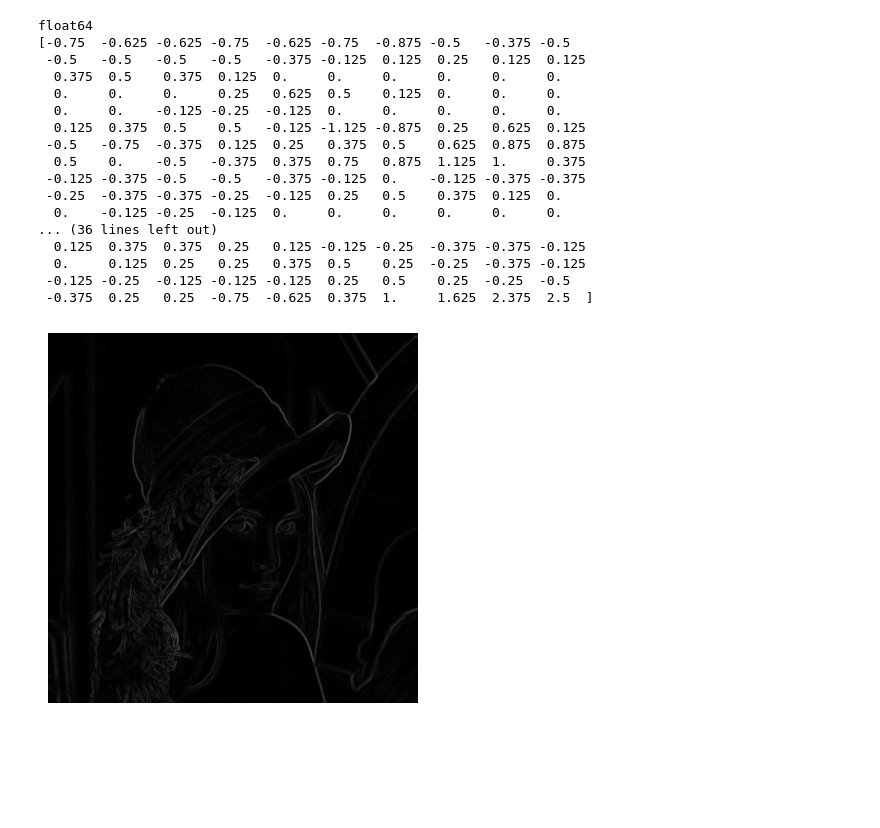
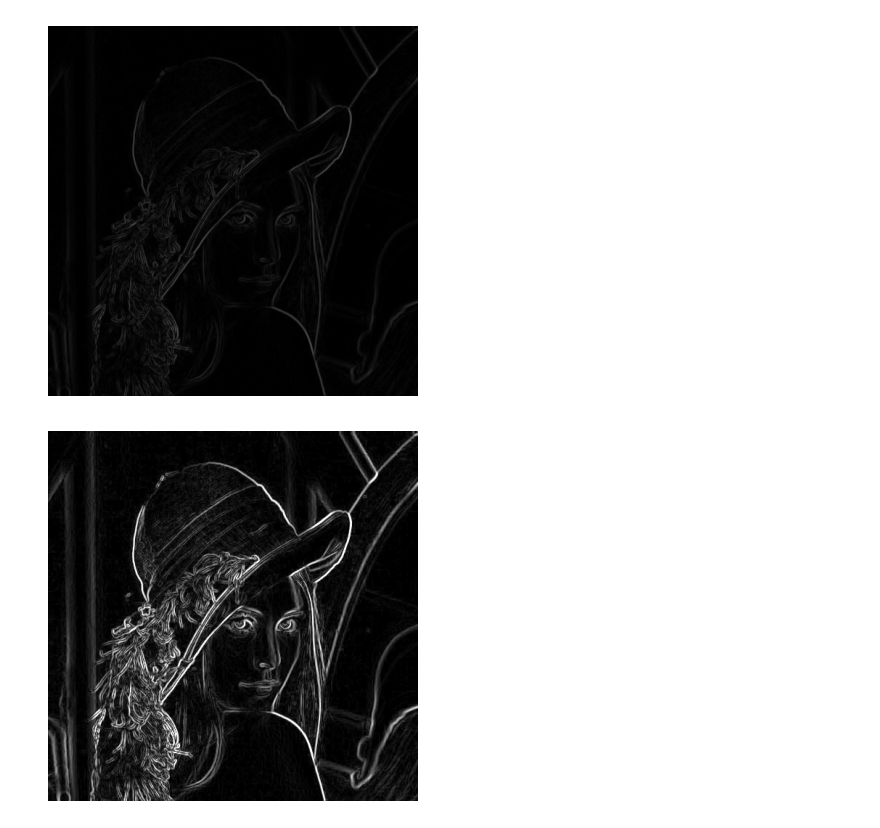
Before and after one commit to Pascal-2/2D_Computer_Vision, a Jupyter notebook: uebung4/Untitled.ipynb, the cells around one changed output. Drawn from its saved outputs; the diff is of its cells as text; code cells hidden in the pictures; blank space fills up the shorter version.

```diff
--- a/uebung4/Untitled.ipynb
+++ b/uebung4/Untitled.ipynb
@@ -199,27 +212,14 @@ Duration in milliseconds:  7.112264633178711
 def gradient_magnitude2(img_x, img_y):
     return np.array(np.sqrt(img_x * img_x + img_y * img_y), dtype=np.uint8)
 # %%
-print(sobel_x_cpp.dtype)
-print(sobel_y_cpp[0])
 sobel_xy_cpp = gradient_magnitude2(sobel_x_cpp, sobel_y_cpp)
-plot_img(sobel_xy_cpp, True)
+my_lib.plot_img(sobel_xy_cpp, True)
 io.imsave("lena_cpp.jpeg", sobel_xy_cpp)
 # %% [output]
-float64
-[-0.75  -0.625 -0.625 -0.75  -0.625 -0.75  -0.875 -0.5   -0.375 -0.5
- -0.5   -0.5   -0.5   -0.5   -0.375 -0.125  0.125  0.25   0.125  0.125
-  0.375  0.5    0.375  0.125  0.     0.     0.     0.     0.     0.
-  0.     0.     0.     0.25   0.625  0.5    0.125  0.     0.     0.
-  0.     0.    -0.125 -0.25  -0.125  0.     0.     0.     0.     0.
-  0.125  0.375  0.5    0.5   -0.125 -1.125 -0.875  0.25   0.625  0.125
- -0.5   -0.75  -0.375  0.125  0.25   0.375  0.5    0.625  0.875  0.875
-  0.5    0.    -0.5   -0.375  0.375  0.75   0.875  1.125  1.     0.375
- -0.125 -0.375 -0.5   -0.5   -0.375 -0.125  0.    -0.125 -0.375 -0.375
- -0.25  -0.375 -0.375 -0.25  -0.125  0.25   0.5    0.375  0.125  0.
-  0.    -0.125 -0.25  -0.125  0.     0.     0.     0.     0.     0.
-... (36 lines left out)
-  0.125  0.375  0.375  0.25   0.125 -0.125 -0.25  -0.375 -0.375 -0.125
-  0.     0.125  0.25   0.25   0.375  0.5    0.25  -0.25  -0.375 -0.125
- -0.125 -0.25  -0.125 -0.125 -0.125  0.25   0.5    0.25  -0.25  -0.5
- -0.375  0.25   0.25  -0.75  -0.625  0.375  1.     1.625  2.375  2.5  ]
 [figure]
+# %%
+scale = 5
+nicer = [[255 if int(y) * scale > 255 else int(y) * scale for y in x] for x in sobel_xy_cpp]
+my_lib.plot_img(nicer, True)
+# %% [output]
+[figure, added]
```
Also changed, not shown: parts of 8 cells of this notebook, 7 other files.
